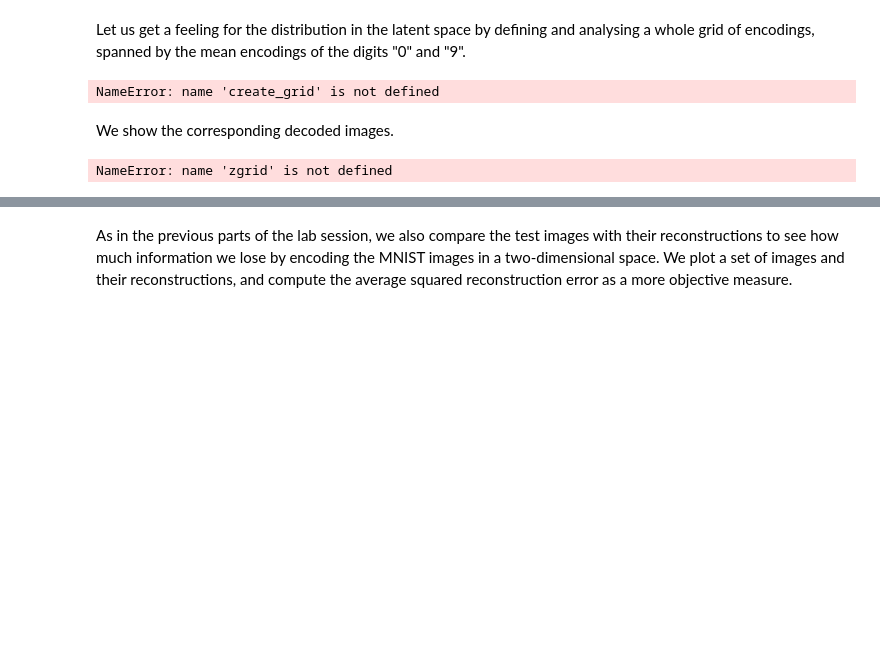
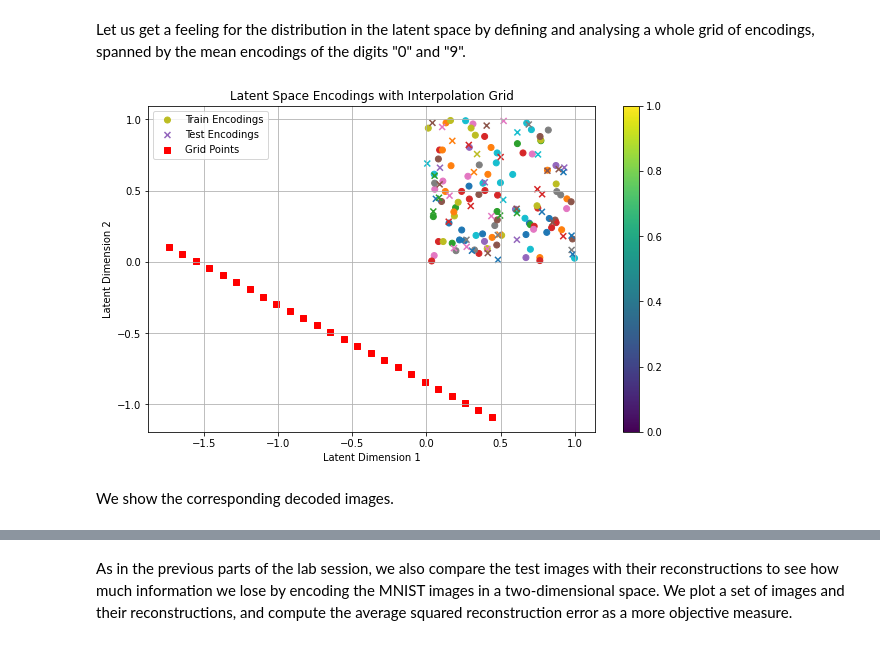
Before and after one commit to inquizition/Algorithms, a Jupyter notebook: Bayesian/VAE/VAE_manual.ipynb, the cells around one changed output, grey strips where cells are left out. Saved outputs shown, nothing was run; the diff lists cells and outputs as text; code cells hidden in the pictures; blank space fills up the shorter version.

```diff
--- a/Bayesian/VAE/VAE_manual.ipynb
+++ b/Bayesian/VAE/VAE_manual.ipynb
@@ -1298,20 +1093,50 @@ tensor(0.9447)
 # %% [markdown]
 Let us get a feeling for the distribution in the latent space by defining and analysing a whole grid of encodings, spanned by the mean encodings of the digits "0" and "9".
-# %%
-# compute grid of latent vectors
-zgrid = create_grid(train_mean_encodings[0], train_mean_encodings[9])
-
-# visualize it
-plot_encoding((train_encoding, train_labels), (test_encoding, test_labels), zgrid)
-# %% [output]
-NameError: name 'create_grid' is not defined
+# %%
+# Example mean encodings for demonstration; replace with your actual encodings
+mean_encoding_0 = np.array([1, 2])  # Placeholder vector for "0"
+mean_encoding_9 = np.array([3, 4])  # Placeholder vector for "9"
+
+# Create a grid of points between these two encodings
+def create_linear_interpolation(start, end, n_points):
+    # Linearly interpolate between start and end vectors
+    return np.linspace(start, end, n_points)
+
+n_points = 5*5  # Number of points in the grid
+zgrid = create_linear_interpolation(train_mean_encodings[0], train_mean_encodings[9], n_points)
+
+# Assuming train_encoding, train_labels, test_encoding, test_labels are available
+# You might need to adjust this code to fit your data structures
+
+def plot_encodings(train_encodings, train_labels, test_encodings, test_labels, grid):
+    plt.figure(figsize=(10, 6))
+
+    # Plot train encodings
+    plt.scatter(train_encodings[:, 0], train_encodings[:, 1], c=train_labels, cmap='tab10', label='Train Encodings')
+
+    # Plot test encodings
+    plt.scatter(test_encodings[:, 0], test_encodings[:, 1], c=test_labels, cmap='tab10', marker='x', label='Test Encodings')
+
+    # Plot grid points
+    plt.scatter(grid[:, 0], grid[:, 1], color='red', marker='s', label='Grid Points')
+
+    plt.colorbar()
+    plt.legend()
+    plt.grid(True)
+    plt.xlabel('Latent Dimension 1')
+    plt.ylabel('Latent Dimension 2')
+    plt.title('Latent Space Encodings with Interpolation Grid')
+    plt.show()
+
+# Example placeholders for train/test encodings and labels; replace with your actual data
+train_encodings = np.random.rand(100, 2)  # 100 points, 2D for simplicity
+train_labels = np.random.randint(0, 10, 100)  # Random labels for demonstration
+test_encodings = np.random.rand(50, 2)  # 50 points, 2D
+test_labels = np.random.randint(0, 10, 50)  # Random labels
+
+# Visualize
+plot_encodings(train_encodings, train_labels, test_encodings, test_labels, zgrid)
+# %% [output]
+[figure, added]
 # %% [markdown]
 We show the corresponding decoded images.
-# %%
-# compute mean images
-with torch.no_grad():
-    xgrid = model.decode(zgrid)
-
-plot_images(xgrid)
-# %% [output]
-NameError: name 'zgrid' is not defined
```
Also changed, not shown: parts of 12 cells of this notebook, 2 other files.
